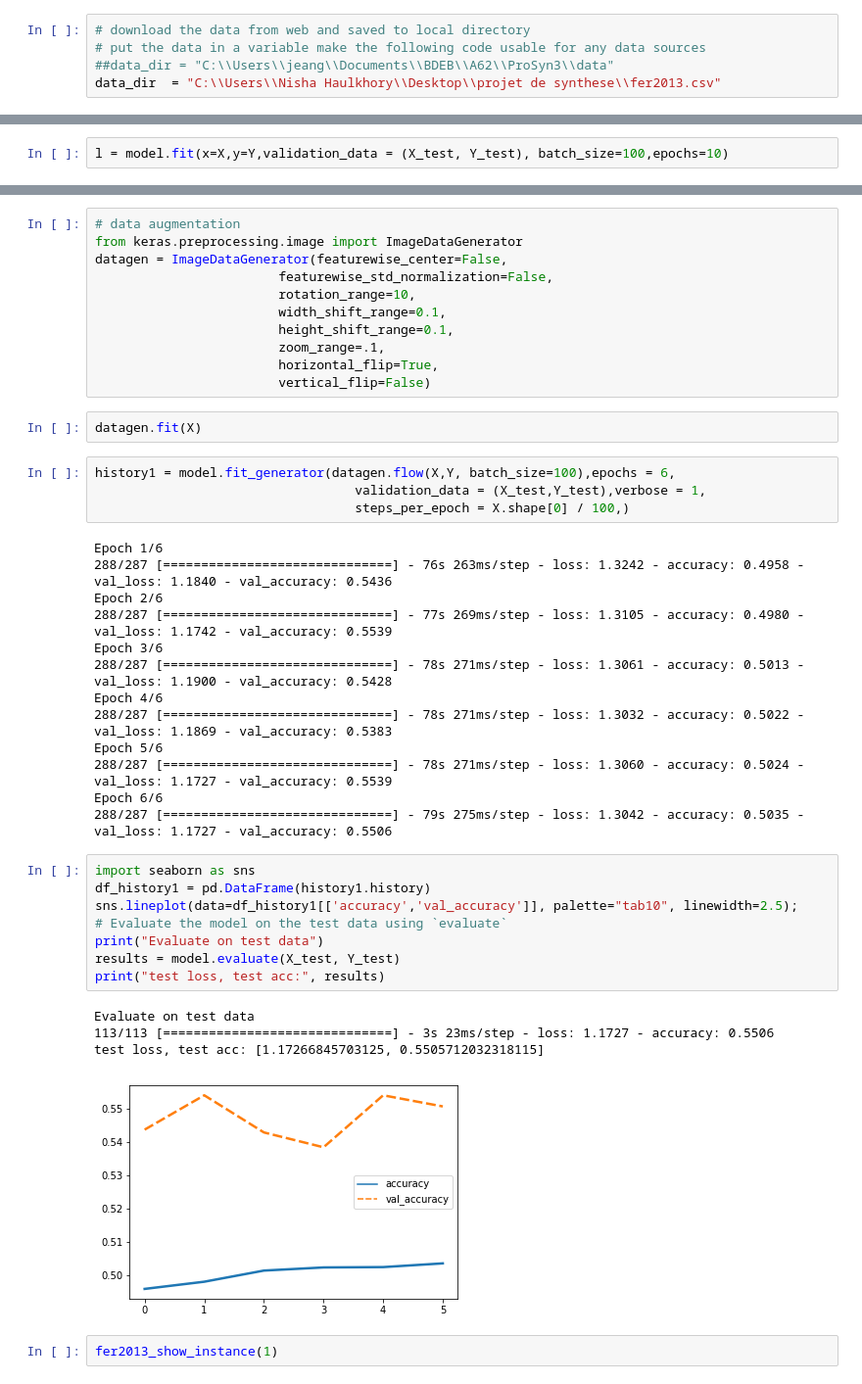
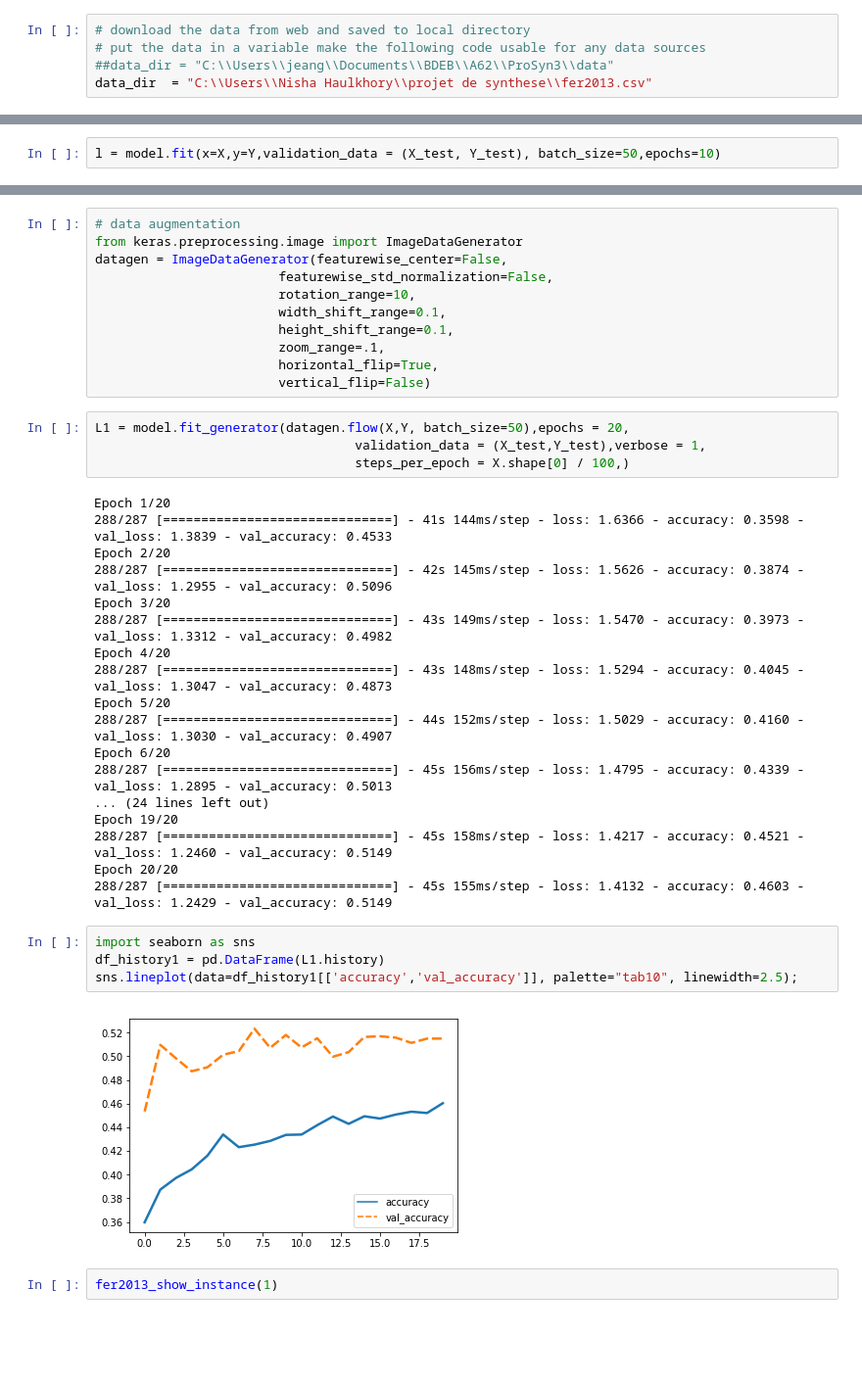
Before and after one commit to jianguo77/ProSyn3, a Jupyter notebook: Prosyn_Model-DataAugmentation.ipynb, the cells around one changed output, grey strips where cells are left out. Shown at 98% size. Cells and saved outputs as stored; diff of their text form; blank space fills up the shorter version.

```diff
--- a/Prosyn_Model-DataAugmentation.ipynb
+++ b/Prosyn_Model-DataAugmentation.ipynb
@@ -7,7 +9,7 @@ import pandas as pd # data processing, CSV file I/O (e.g. pd.read_csv)
 # download the data from web and saved to local directory
 # put the data in a variable make the following code usable for any data sources
 ##data_dir = "C:\\Users\\jeang\\Documents\\BDEB\\A62\\ProSyn3\\data"
-data_dir  = "C:\\Users\\Nisha Haulkhory\\Desktop\\projet de synthese\\fer2013.csv"
+data_dir  = "C:\\Users\\Nisha Haulkhory\\projet de synthese\\fer2013.csv"
 # %%
 # Original data is hold by df
 df = pd.read_csv(data_dir )
@@ -275,6 +276,6 @@ Trainable params: 384,391
 Non-trainable params: 0
 _________________________________________________________________
 # %%
-l = model.fit(x=X,y=Y,validation_data = (X_test, Y_test), batch_size=100,epochs=10)
+l = model.fit(x=X,y=Y,validation_data = (X_test, Y_test), batch_size=50,epochs=10)
 # %% [output]
 Epoch 1/10
@@ -382,38 +383,34 @@ datagen = ImageDataGenerator(featurewise_center=False,
                         zoom_range=.1,
                         horizontal_flip=True,
                         vertical_flip=False)
-# %%
-datagen.fit(X)
 # %%
-history1 = model.fit_generator(datagen.flow(X,Y, batch_size=100),epochs = 6,
+L1 = model.fit_generator(datagen.flow(X,Y, batch_size=50),epochs = 20,
                                   validation_data = (X_test,Y_test),verbose = 1,
                                   steps_per_epoch = X.shape[0] / 100,)
 # %% [output]
-Epoch 1/6
-288/287 [==============================] - 76s 263ms/step - loss: 1.3242 - accuracy: 0.4958 - val_loss: 1.1840 - val_accuracy: 0.5436
-Epoch 2/6
-288/287 [==============================] - 77s 269ms/step - loss: 1.3105 - accuracy: 0.4980 - val_loss: 1.1742 - val_accuracy: 0.5539
-Epoch 3/6
-288/287 [==============================] - 78s 271ms/step - loss: 1.3061 - accuracy: 0.5013 - val_loss: 1.1900 - val_accuracy: 0.5428
-Epoch 4/6
-288/287 [==============================] - 78s 271ms/step - loss: 1.3032 - accuracy: 0.5022 - val_loss: 1.1869 - val_accuracy: 0.5383
-Epoch 5/6
-288/287 [==============================] - 78s 271ms/step - loss: 1.3060 - accuracy: 0.5024 - val_loss: 1.1727 - val_accuracy: 0.5539
-Epoch 6/6
-288/287 [==============================] - 79s 275ms/step - loss: 1.3042 - accuracy: 0.5035 - val_loss: 1.1727 - val_accuracy: 0.5506
+Epoch 1/20
+288/287 [==============================] - 41s 144ms/step - loss: 1.6366 - accuracy: 0.3598 - val_loss: 1.3839 - val_accuracy: 0.4533
+Epoch 2/20
+288/287 [==============================] - 42s 145ms/step - loss: 1.5626 - accuracy: 0.3874 - val_loss: 1.2955 - val_accuracy: 0.5096
+Epoch 3/20
+288/287 [==============================] - 43s 149ms/step - loss: 1.5470 - accuracy: 0.3973 - val_loss: 1.3312 - val_accuracy: 0.4982
+Epoch 4/20
+288/287 [==============================] - 43s 148ms/step - loss: 1.5294 - accuracy: 0.4045 - val_loss: 1.3047 - val_accuracy: 0.4873
+Epoch 5/20
+288/287 [==============================] - 44s 152ms/step - loss: 1.5029 - accuracy: 0.4160 - val_loss: 1.3030 - val_accuracy: 0.4907
+Epoch 6/20
+288/287 [==============================] - 45s 156ms/step - loss: 1.4795 - accuracy: 0.4339 - val_loss: 1.2895 - val_accuracy: 0.5013
+... (24 lines left out)
+Epoch 19/20
+288/287 [==============================] - 45s 158ms/step - loss: 1.4217 - accuracy: 0.4521 - val_loss: 1.2460 - val_accuracy: 0.5149
+Epoch 20/20
+288/287 [==============================] - 45s 155ms/step - loss: 1.4132 - accuracy: 0.4603 - val_loss: 1.2429 - val_accuracy: 0.5149
 # %%
 import seaborn as sns
-df_history1 = pd.DataFrame(history1.history)
+df_history1 = pd.DataFrame(L1.history)
 sns.lineplot(data=df_history1[['accuracy','val_accuracy']], palette="tab10", linewidth=2.5);
-# Evaluate the model on the test data using `evaluate`
-print("Evaluate on test data")
-results = model.evaluate(X_test, Y_test)
-print("test loss, test acc:", results)
 # %% [output]
-Evaluate on test data
-113/113 [==============================] - 3s 23ms/step - loss: 1.1727 - accuracy: 0.5506
-test loss, test acc: [1.17266845703125, 0.5505712032318115]
-[figure, old version]
+[figure, new version]
 # %%
 fer2013_show_instance(1)
 # %% [output]
```
Also changed, not shown: parts of 14 cells of this notebook.
